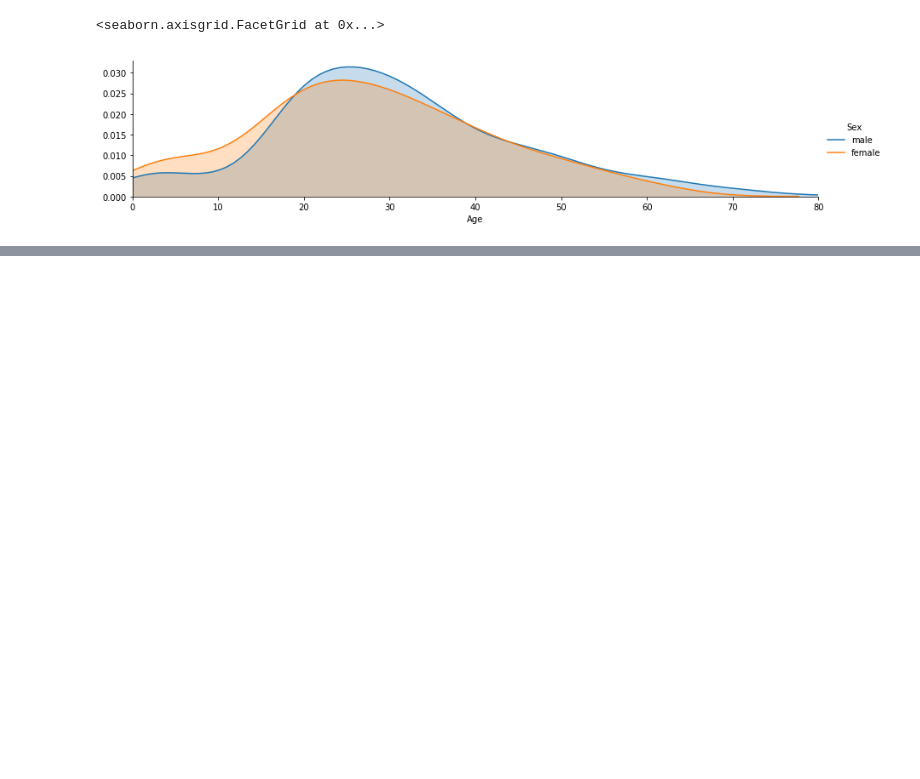
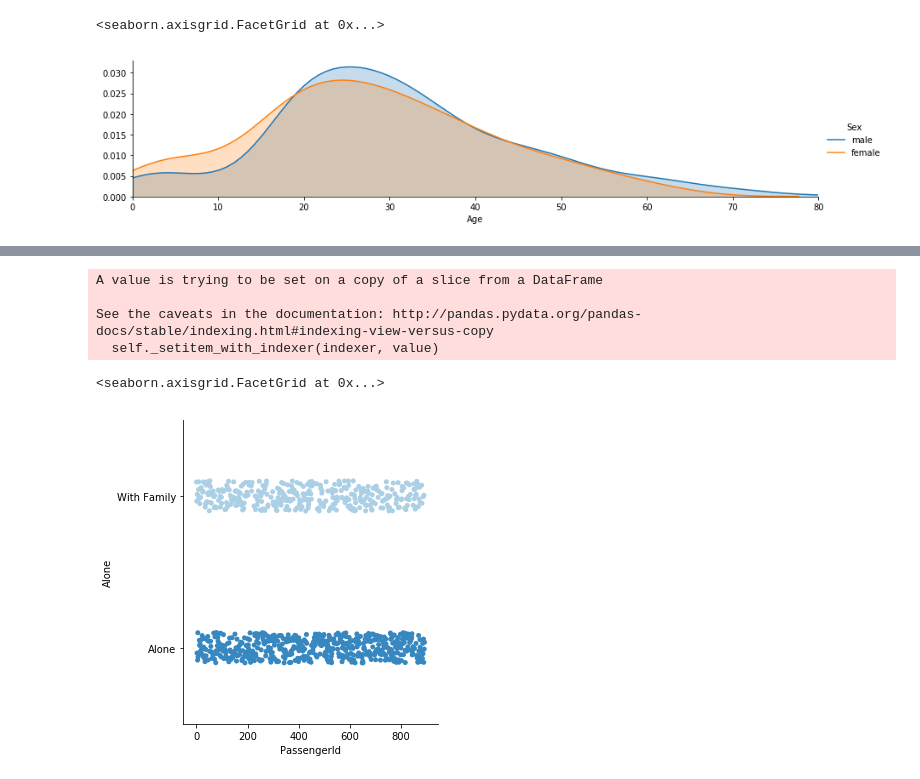
Before and after one commit to samsharm/Python, a Jupyter notebook: Titanic Project 1.ipynb, the cells around one changed output, grey strips where cells are left out. Cells and saved outputs as stored; diff of their text form; code cells hidden in the pictures; blank space fills up the shorter version.

```diff
--- a/Titanic Project 1.ipynb
+++ b/Titanic Project 1.ipynb
@@ -136,0 +158,2 @@ figure.add_legend()
+# %%
+df_titanic['Alone'] = df_titanic['SibSp']+df_titanic['Parch']
@@ -136,0 +180,15 @@ figure.add_legend()
+# %%
+df_titanic['Alone'].loc[df_titanic['Alone'] >0] = 'With Family'
+# %% [output]
+A value is trying to be set on a copy of a slice from a DataFrame
+
+See the caveats in the documentation: http://pandas.pydata.org/pandas-docs/stable/indexing.html#indexing-view-versus-copy
+  self._setitem_with_indexer(indexer, value)
+# %%
+df_titanic['Alone'].loc[df_titanic['Alone'] == 0] = 'Alone'
+# %%
+#sbn.catplot.setdefault("kind", "strip")
+sbn.catplot('PassengerId','Alone',data=df_titanic, palette = 'Blues')
+# %% [output]
+<seaborn.axisgrid.FacetGrid at 0x...>
+[figure, added]
```
Also changed, not shown: parts of 5 cells of this notebook.
